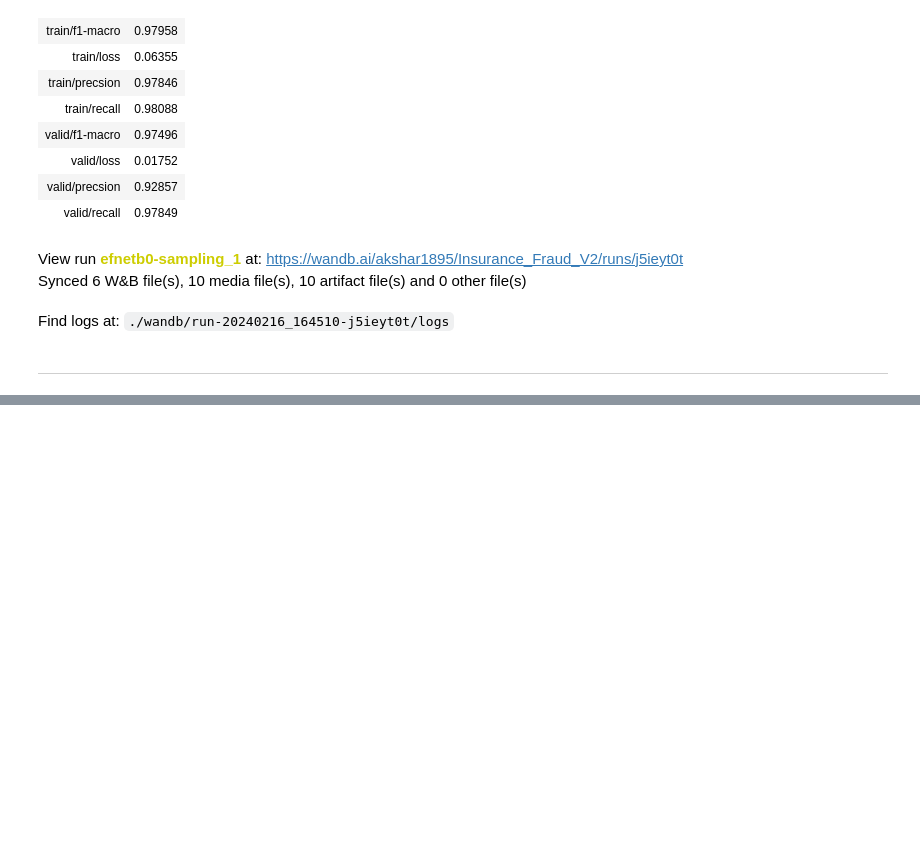
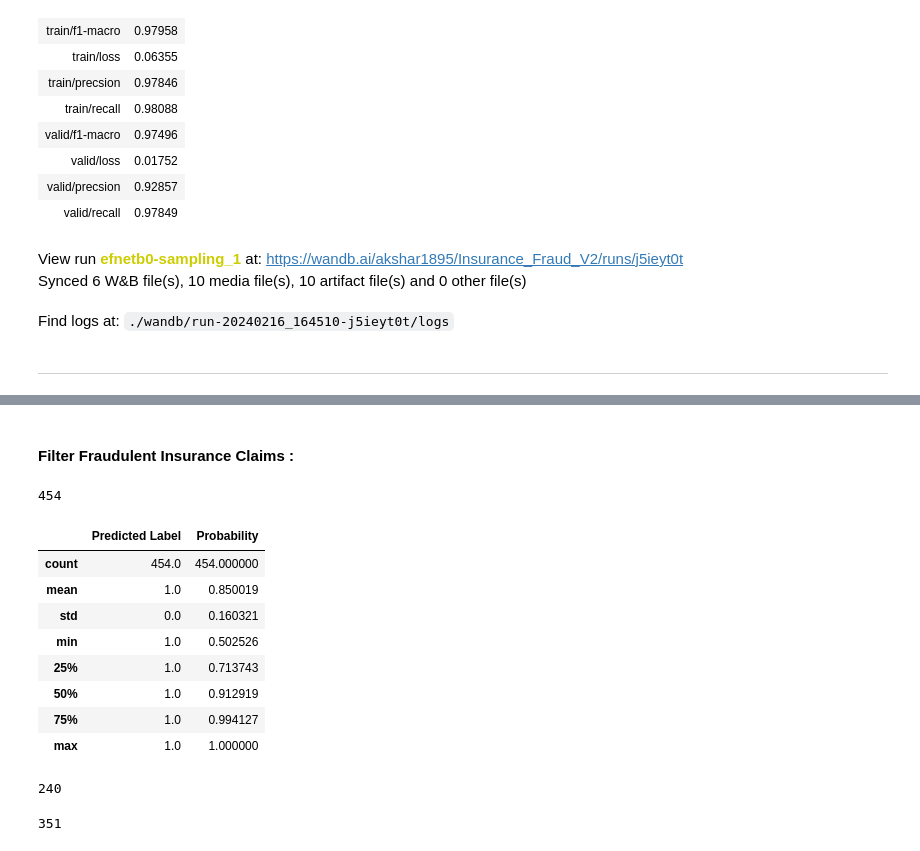
Before and after one commit to aksharjoshii/Car-Insurance-Fraud-Detection-App, a Jupyter notebook: research/clf_model1.ipynb, the cells around one changed output, grey strips where cells are left out. Cells and saved outputs as stored; diff of their text form; code cells hidden in the pictures; blank space fills up the shorter version.

```diff
--- a/research/clf_model1.ipynb
+++ b/research/clf_model1.ipynb
@@ -448,0 +695,3 @@ ________________________________
+# %%
+test_df = pd.read_csv('../artifacts/predictions.csv')
+test_df.head()
@@ -448,0 +705,28 @@ ________________________________
+# %% [markdown]
+#### **Filter Fraudulent Insurance Claims :**
+# %%
+# fraudulent
+fraudulent = test_df[test_df['Predicted Label'] == 1]
+len(fraudulent)
+# %% [output]
+454
+# %%
+fraudulent.describe()
+# %% [output]
+|  | Predicted Label | Probability |
+| count | 454.0 | 454.000000 |
+| mean | 1.0 | 0.850019 |
+| std | 0.0 | 0.160321 |
+| min | 1.0 | 0.502526 |
+| 25% | 1.0 | 0.713743 |
+| 50% | 1.0 | 0.912919 |
+| 75% | 1.0 | 0.994127 |
+| max | 1.0 | 1.000000 |
+# %%
+len(fraudulent[fraudulent['Probability'] > 0.9])
+# %% [output]
+240
+# %%
+len(fraudulent[fraudulent['Probability'] > 0.7])
+# %% [output]
+351
```
Also changed, not shown: parts of 28 cells of this notebook.
